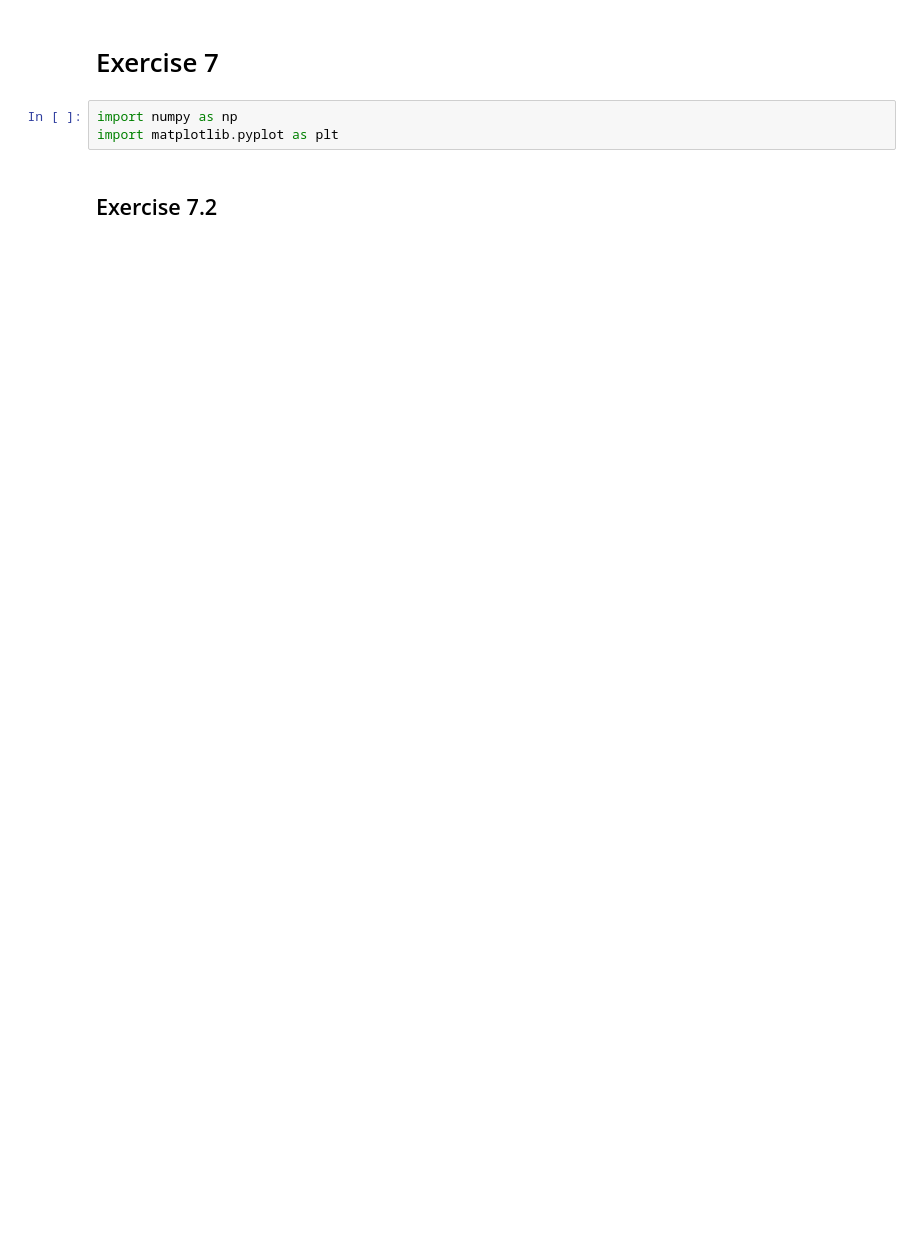
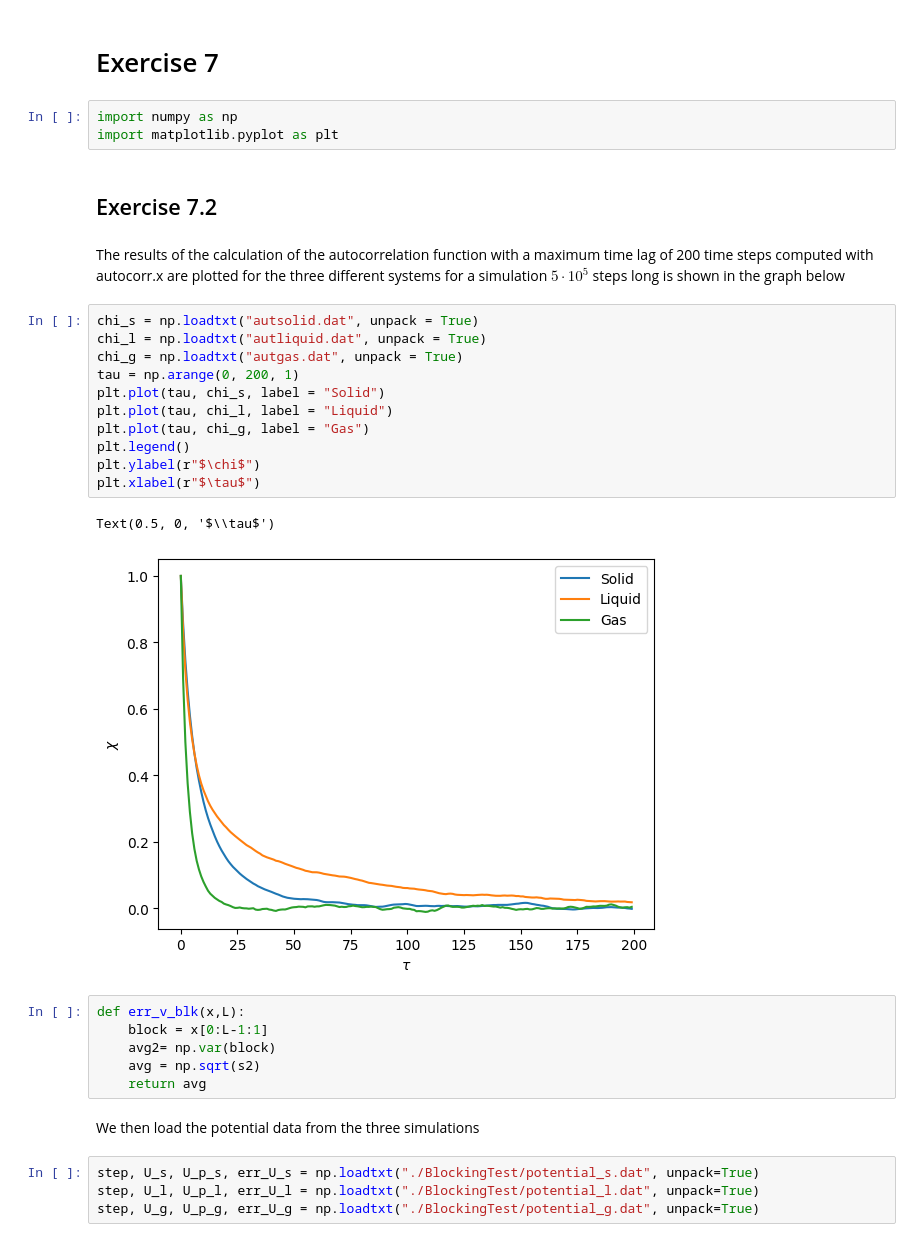
Before and after one commit to Giac97/Simulazione-Numerica, a Jupyter notebook: notebooks/Exercise 7/Exercise 07 - Analysis.ipynb, the cells around one changed output. Saved outputs shown, nothing was run; the diff lists cells and outputs as text; blank space fills up the shorter version.

```diff
--- a/notebooks/Exercise 7/Exercise 07 - Analysis.ipynb
+++ b/notebooks/Exercise 7/Exercise 07 - Analysis.ipynb
@@ -5,3 +5,31 @@ import numpy as np
 import matplotlib.pyplot as plt
 # %% [markdown]
 ## Exercise 7.2
+# %% [markdown]
+The results of the calculation of the autocorrelation function with a maximum time lag of 200 time steps computed with autocorr.x are plotted for the three different systems for a simulation $5\cdot 10^5$ steps long is shown in the graph below
+# %%
+chi_s = np.loadtxt("autsolid.dat", unpack = True)
+chi_l = np.loadtxt("autliquid.dat", unpack = True)
+chi_g = np.loadtxt("autgas.dat", unpack = True)
+tau = np.arange(0, 200, 1)
+plt.plot(tau, chi_s, label = "Solid")
+plt.plot(tau, chi_l, label = "Liquid")
+plt.plot(tau, chi_g, label = "Gas")
+plt.legend()
+plt.ylabel(r"$\chi$")
+plt.xlabel(r"$\tau$")
+# %% [output]
+Text(0.5, 0, '$\\tau$')
+[figure, added]
+# %%
+def err_v_blk(x,L):
+    block = x[0:L-1:1]
+    avg2= np.var(block)
+    avg = np.sqrt(s2)
+    return avg
+# %% [markdown]
+We then load the potential data from the three simulations
+# %%
+step, U_s, U_p_s, err_U_s = np.loadtxt("./BlockingTest/potential_s.dat", unpack=True)
+step, U_l, U_p_l, err_U_l = np.loadtxt("./BlockingTest/potential_l.dat", unpack=True)
+step, U_g, U_p_g, err_U_g = np.loadtxt("./BlockingTest/potential_g.dat", unpack=True)
```
Also changed, not shown: parts of 25 cells of this notebook.
